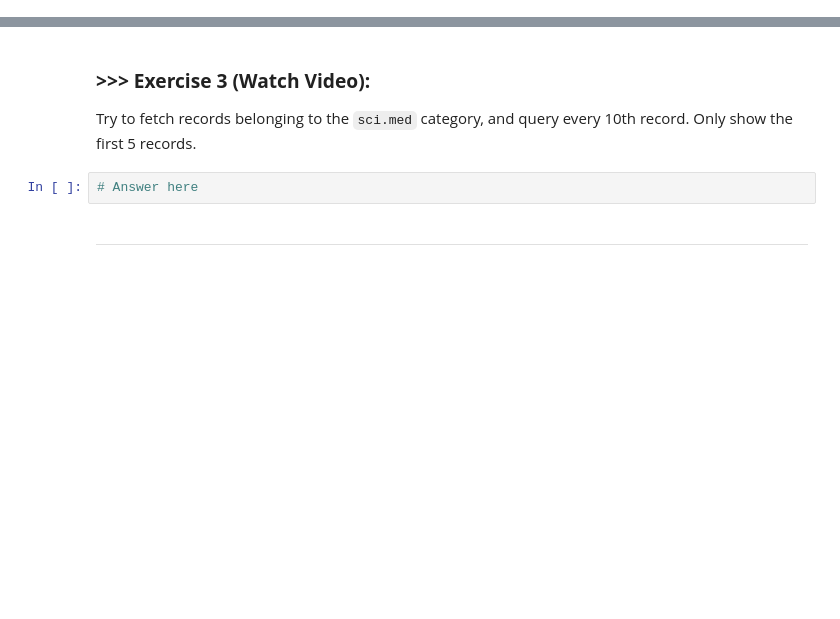
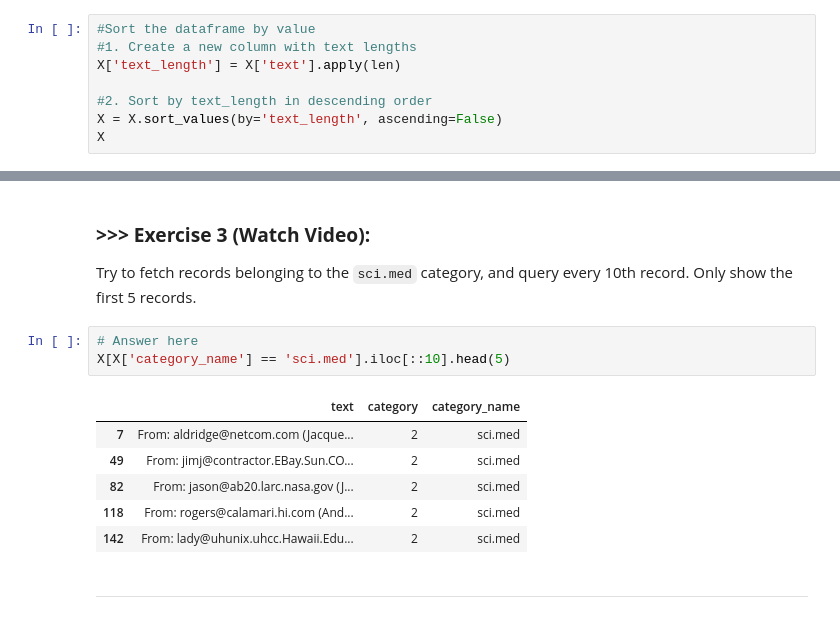
Before and after one commit to Kimpossible19/DM2024-Lab1-Master, a Jupyter notebook: DM2024-Lab1-Master.ipynb, the cells around one changed output, grey strips where cells are left out. Drawn from its saved outputs; the diff is of its cells as text; blank space fills up the shorter version.

````diff
--- a/DM2024-Lab1-Master.ipynb
+++ b/DM2024-Lab1-Master.ipynb
@@ -259,10 +293,26 @@ Experiment with other querying techniques using pandas dataframes. Refer to thei
+# %%
+#Sort the dataframe by value
+#1. Create a new column with text lengths
+X['text_length'] = X['text'].apply(len)
+
+#2. Sort by text_length in descending order
+X = X.sort_values(by='text_length', ascending=False)
+X
 # %% [markdown]
 ---
 # %% [markdown]
 ### **>>> Exercise 3 (Watch Video):**
 Try to fetch records belonging to the ```sci.med``` category, and query every 10th record. Only show the first 5 records.
-# %%
-# Answer here
+# %%
+# Answer here
+X[X['category_name'] == 'sci.med'].iloc[::10].head(5)
+# %% [output]
+|  | text | category | category_name |
+| 7 | From: aldridge@netcom.com (Jacque... | 2 | sci.med |
+| 49 | From: jimj@contractor.EBay.Sun.CO... | 2 | sci.med |
+| 82 | From: jason@ab20.larc.nasa.gov (J... | 2 | sci.med |
+| 118 | From: rogers@calamari.hi.com (And... | 2 | sci.med |
+| 142 | From: lady@uhunix.uhcc.Hawaii.Edu... | 2 | sci.med |
 # %% [markdown]
 ---
 # %% [markdown]
````
Also changed, not shown: parts of 9 cells of this notebook.
